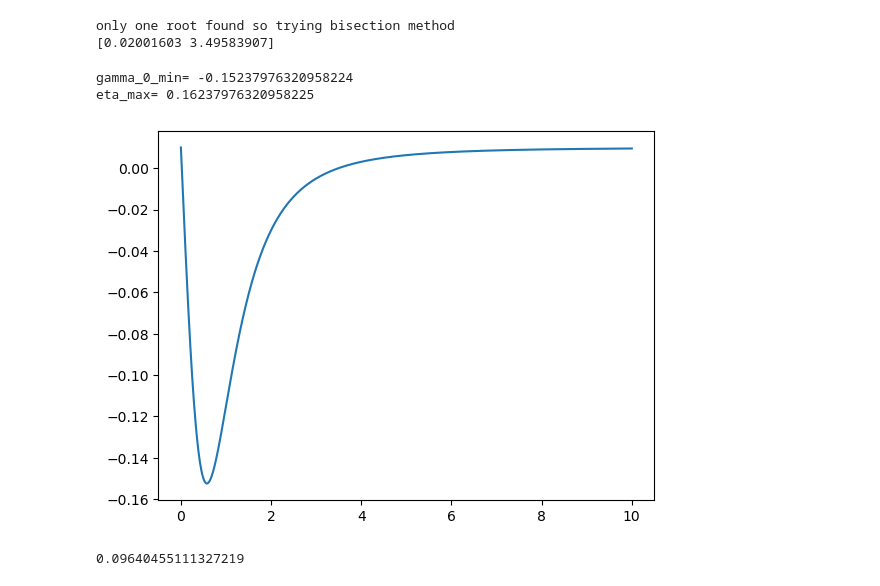
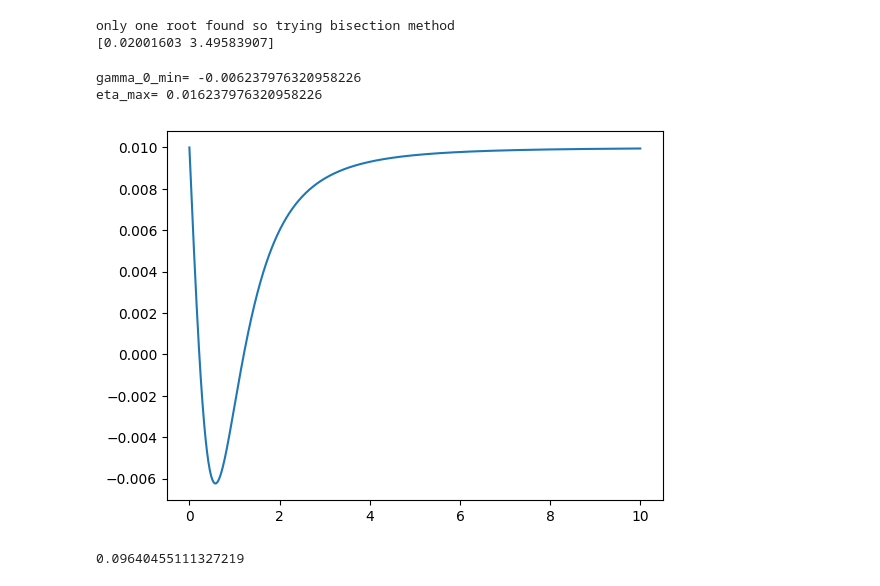
Before and after one commit to Satyamjha2/Optomechanics, a Jupyter notebook: levitating_mirror.ipynb, the cells around one changed output. Cells and saved outputs as stored; diff of their text form; code cells hidden in the pictures.

```diff
--- a/levitating_mirror.ipynb
+++ b/levitating_mirror.ipynb
@@ -416,23 +524,23 @@ only one root found so trying bisection method
 [0.02001603 3.49583907]
 # %%
 eta=0.01
-ohm=4e0
+ohm=4e1
 r_list=np.linspace(0,10,1000)
 def ret_gamma_0(r,eta,ohm):
     gamma_0=eta-2*r/(ohm*(1+r**2)**2)
     return gamma_0
 
 def ret_gamm_0_d(r,eta,ohm):
     gamma_0_d=(2/ohm)*(1-3*r**2)/(1+r**2)**3
     return gamma_0_d
 print("gamma_0_min=",eta-3**1.5/(8*ohm))
 print("eta_max=",3**(1.5)/(ohm*8))
 plt.plot(r_list,ret_gamma_0(r_list,eta,ohm))
 plt.show()
 # %% [output]
-gamma_0_min= -0.15237976320958224
-eta_max= 0.16237976320958225
+gamma_0_min= -0.006237976320958226
+eta_max= 0.016237976320958226
-[figure, old version]
+[figure, new version]
 # %%
 ohm=4e0
 r=0.7
```
Also changed, not shown: parts of 10 cells of this notebook.
